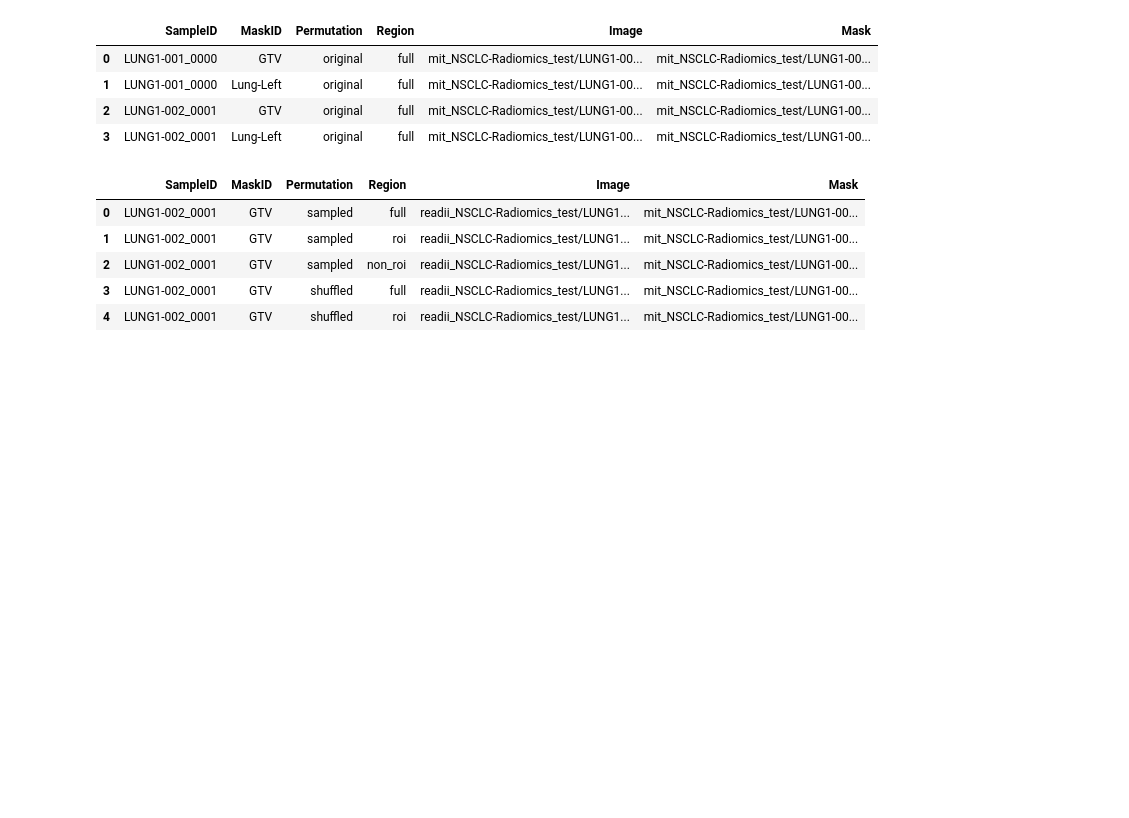
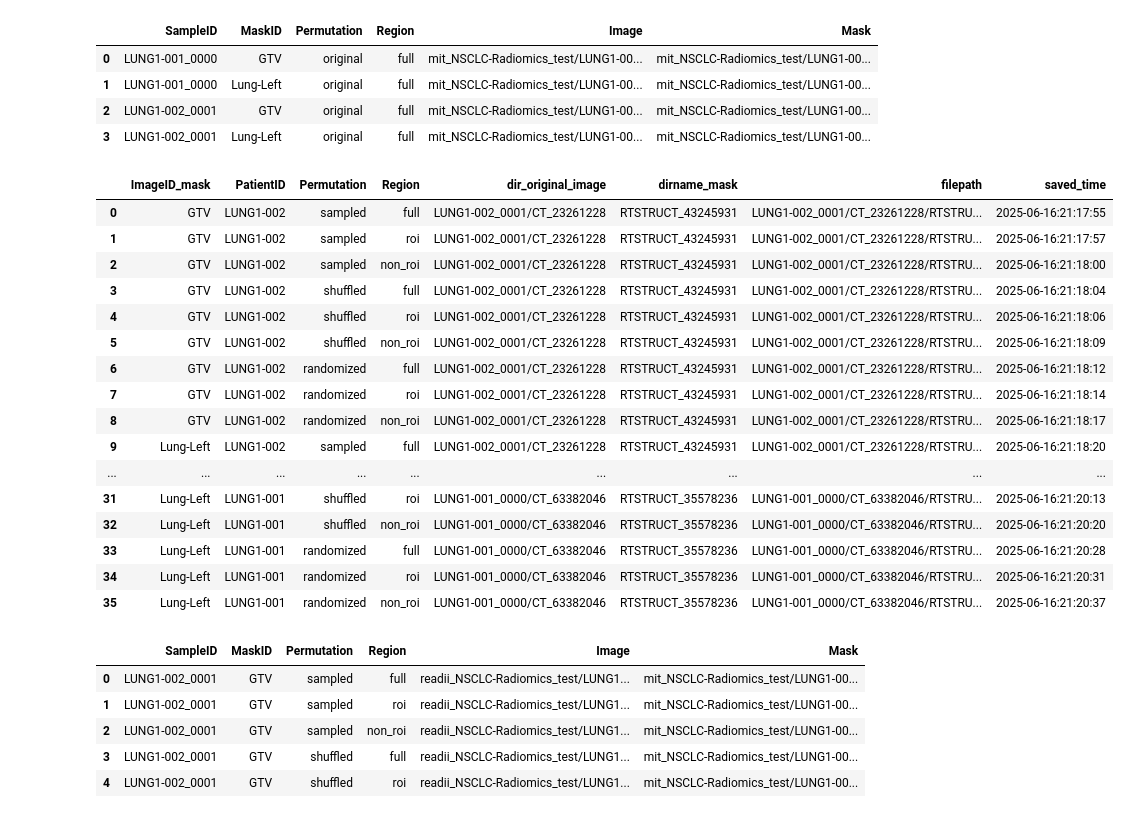
Before and after one commit to bhklab/readii_2_roqc, a Jupyter notebook: sandbox/image_type_indexing.ipynb, the cells around one changed output. Drawn from its saved outputs; the diff is of its cells as text; code cells hidden in the pictures; blank space fills up the shorter version.

Commit message:
feat: finish dev of feature extraction index generation

```diff
--- a/sandbox/image_type_indexing.ipynb
+++ b/sandbox/image_type_indexing.ipynb
@@ -264,6 +285,25 @@ image_mask_match_mit.head()
 # %%
 READII_index_file = readii_image_dir / f'readii_{dataset_name}_index.csv'
 READII_index = pd.read_csv(READII_index_file)
+READII_index
+# %% [output]
+|  | ImageID_mask | PatientID | Permutation | Region | dir_original_image | dirname_mask | filepath | saved_time |
+| 0 | GTV | LUNG1-002 | sampled | full | LUNG1-002_0001/CT_23261228 | RTSTRUCT_43245931 | LUNG1-002_0001/CT_23261228/RTSTRU... | 2025-06-16:21:17:55 |
+| 1 | GTV | LUNG1-002 | sampled | roi | LUNG1-002_0001/CT_23261228 | RTSTRUCT_43245931 | LUNG1-002_0001/CT_23261228/RTSTRU... | 2025-06-16:21:17:57 |
+| 2 | GTV | LUNG1-002 | sampled | non_roi | LUNG1-002_0001/CT_23261228 | RTSTRUCT_43245931 | LUNG1-002_0001/CT_23261228/RTSTRU... | 2025-06-16:21:18:00 |
+| 3 | GTV | LUNG1-002 | shuffled | full | LUNG1-002_0001/CT_23261228 | RTSTRUCT_43245931 | LUNG1-002_0001/CT_23261228/RTSTRU... | 2025-06-16:21:18:04 |
+| 4 | GTV | LUNG1-002 | shuffled | roi | LUNG1-002_0001/CT_23261228 | RTSTRUCT_43245931 | LUNG1-002_0001/CT_23261228/RTSTRU... | 2025-06-16:21:18:06 |
+| 5 | GTV | LUNG1-002 | shuffled | non_roi | LUNG1-002_0001/CT_23261228 | RTSTRUCT_43245931 | LUNG1-002_0001/CT_23261228/RTSTRU... | 2025-06-16:21:18:09 |
+| 6 | GTV | LUNG1-002 | randomized | full | LUNG1-002_0001/CT_23261228 | RTSTRUCT_43245931 | LUNG1-002_0001/CT_23261228/RTSTRU... | 2025-06-16:21:18:12 |
+| 7 | GTV | LUNG1-002 | randomized | roi | LUNG1-002_0001/CT_23261228 | RTSTRUCT_43245931 | LUNG1-002_0001/CT_23261228/RTSTRU... | 2025-06-16:21:18:14 |
+| 8 | GTV | LUNG1-002 | randomized | non_roi | LUNG1-002_0001/CT_23261228 | RTSTRUCT_43245931 | LUNG1-002_0001/CT_23261228/RTSTRU... | 2025-06-16:21:18:17 |
+| 9 | Lung-Left | LUNG1-002 | sampled | full | LUNG1-002_0001/CT_23261228 | RTSTRUCT_43245931 | LUNG1-002_0001/CT_23261228/RTSTRU... | 2025-06-16:21:18:20 |
+| ... | ... | ... | ... | ... | ... | ... | ... | ... |
+| 31 | Lung-Left | LUNG1-001 | shuffled | roi | LUNG1-001_0000/CT_63382046 | RTSTRUCT_35578236 | LUNG1-001_0000/CT_63382046/RTSTRU... | 2025-06-16:21:20:13 |
+| 32 | Lung-Left | LUNG1-001 | shuffled | non_roi | LUNG1-001_0000/CT_63382046 | RTSTRUCT_35578236 | LUNG1-001_0000/CT_63382046/RTSTRU... | 2025-06-16:21:20:20 |
+| 33 | Lung-Left | LUNG1-001 | randomized | full | LUNG1-001_0000/CT_63382046 | RTSTRUCT_35578236 | LUNG1-001_0000/CT_63382046/RTSTRU... | 2025-06-16:21:20:28 |
+| 34 | Lung-Left | LUNG1-001 | randomized | roi | LUNG1-001_0000/CT_63382046 | RTSTRUCT_35578236 | LUNG1-001_0000/CT_63382046/RTSTRU... | 2025-06-16:21:20:31 |
+| 35 | Lung-Left | LUNG1-001 | randomized | non_roi | LUNG1-001_0000/CT_63382046 | RTSTRUCT_35578236 | LUNG1-001_0000/CT_63382046/RTSTRU... | 2025-06-16:21:20:37 |
 # %%
 image_mask_match_readii = pd.DataFrame(
     data={"SampleID": READII_index.apply(lambda x: f"{Path(x.dir_original_image).parent}", axis=1),
```
Also changed, not shown: parts of 3 cells of this notebook.
